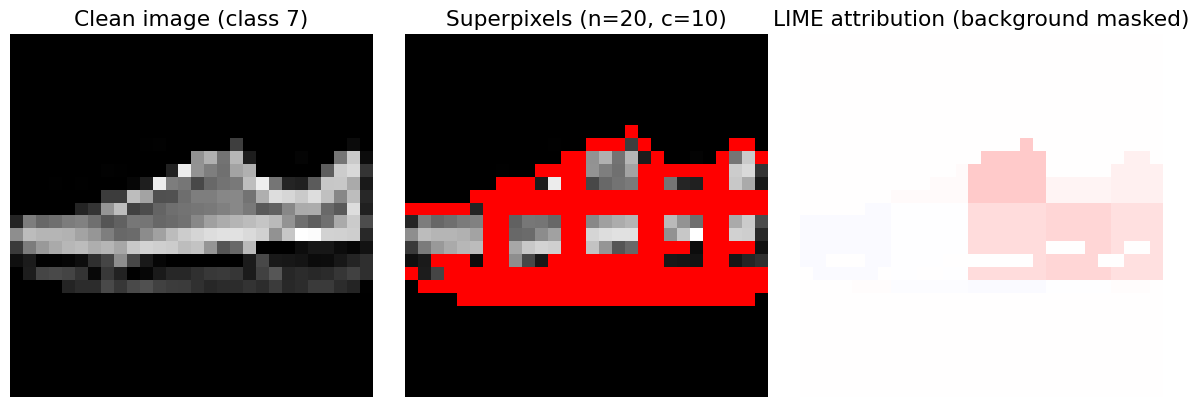
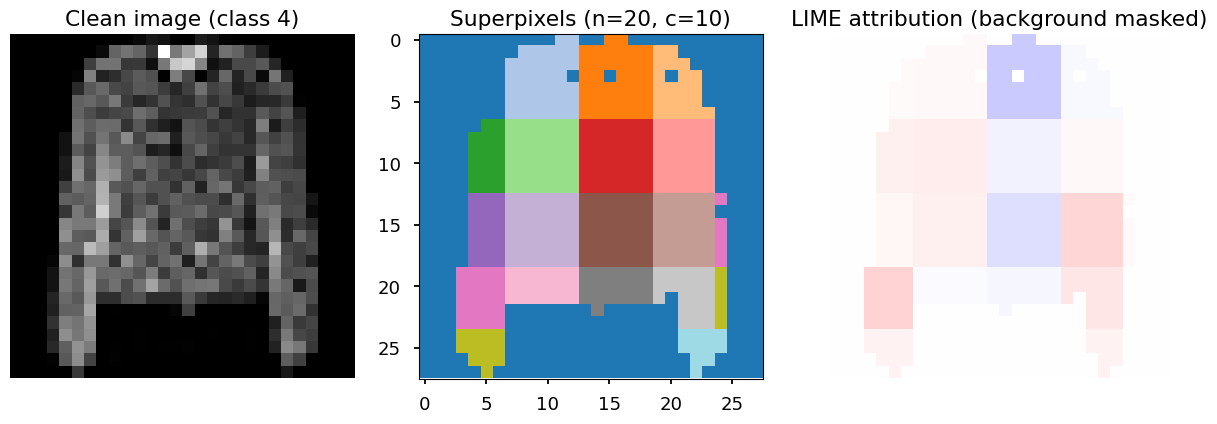
The change to this notebook cell's code, shown as a diff; its figure went from the first image to the second:
--- before
+++ after
@@ -26,9 +26,9 @@
 # sp_attrs[k] and test_dl correspond to the same k-th image
 
-TARGET_CLASS = 7  # sneaker
+TARGET_CLASS = 4  # sneaker
 sneaker_indices = (sp_labels == TARGET_CLASS).nonzero(as_tuple=True)[0]
 print(f"Found {len(sneaker_indices)} sneakers in saved results")
 
-k = sneaker_indices[0].item()  # pick the first one; change index to browse others
+k = sneaker_indices[6].item()  # pick the first one; change index to browse others
 print(f"Visualizing saved index {k} | true label: {sp_labels[k].item()} | pred: {sp_preds[k].item()}")
 
@@ -60,7 +60,6 @@
 axes[0].axis("off")
 
-axes[1].imshow(mark_boundaries(x_pix, segments, color=(1, 0, 0)))
+axes[1].imshow(segments, cmap='tab20', interpolation='nearest')
 axes[1].set_title("Superpixels (n=20, c=10)")
-axes[1].axis("off")
 
 # Mask background attribution to zero for clean visualization

Commit: Just to switch branches, add posthoc 3imgtest